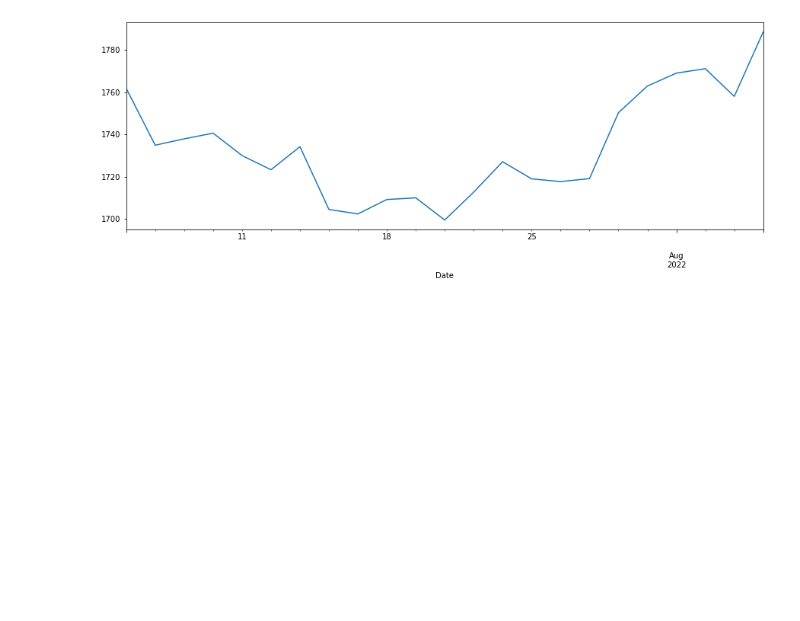
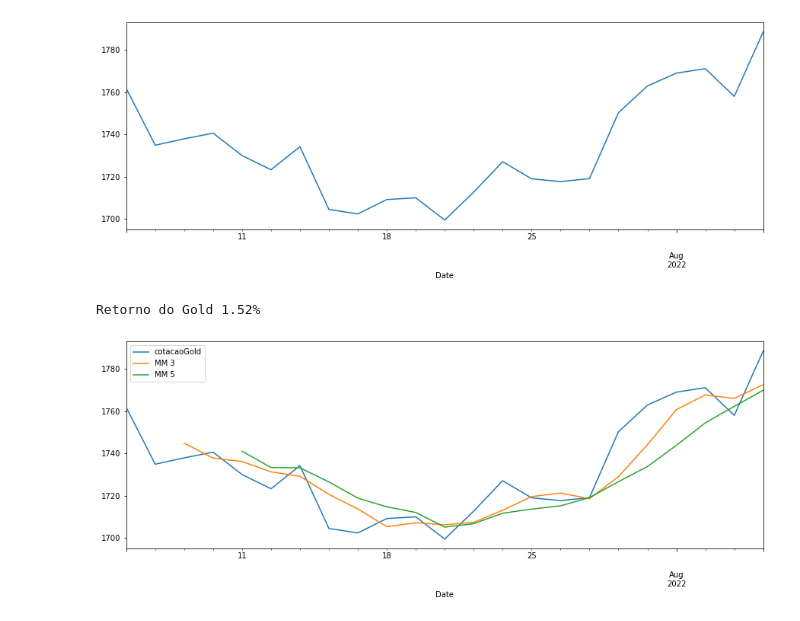
Before and after one commit to Cristiannireis/cotacaoGold, a Jupyter notebook: Cotacao Gold.ipynb, the cells around one changed output. Saved outputs shown, nothing was run; the diff lists cells and outputs as text; code cells hidden in the pictures; blank space fills up the shorter version.

```diff
--- a/Cotacao Gold.ipynb
+++ b/Cotacao Gold.ipynb
@@ -29,3 +29,16 @@ cotacaoGold['Adj Close'].plot(figsize=(15,5))
 # %% [output]
 <AxesSubplot:xlabel='Date'>
 [figure]
+# %%
+retorno_Gold = cotacaoGold['Adj Close'][-1] / cotacaoGold['Adj Close'][0]-1
+print('Retorno do Gold {:.2%}'.format(retorno_Gold))
+# %% [output]
+Retorno do Gold 1.52%
+# %%
+cotacaoGold['Adj Close'].plot(figsize=(15,5), label = 'cotacaoGold')
+cotacaoGold['Adj Close'].rolling(3).mean().plot(label = 'MM 3')
+cotacaoGold['Adj Close'].rolling(5).mean().plot(label = 'MM 5')
+plt.legend()
+plt.show()
+# %% [output]
+[figure, added]
```
